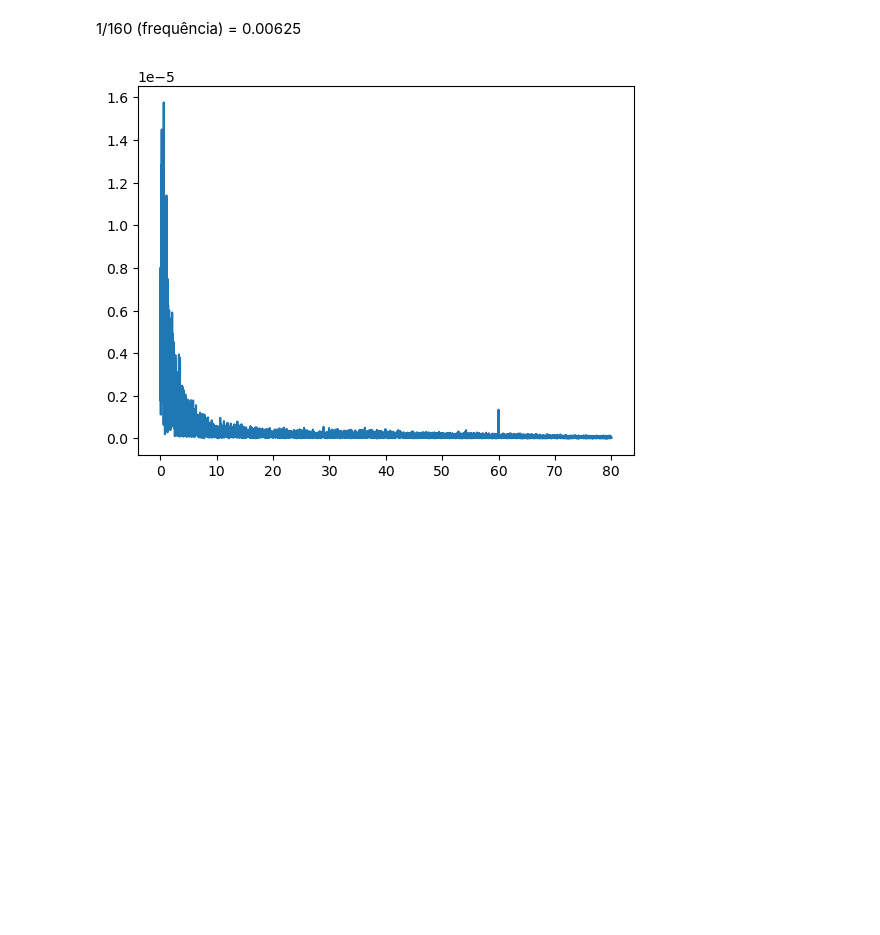
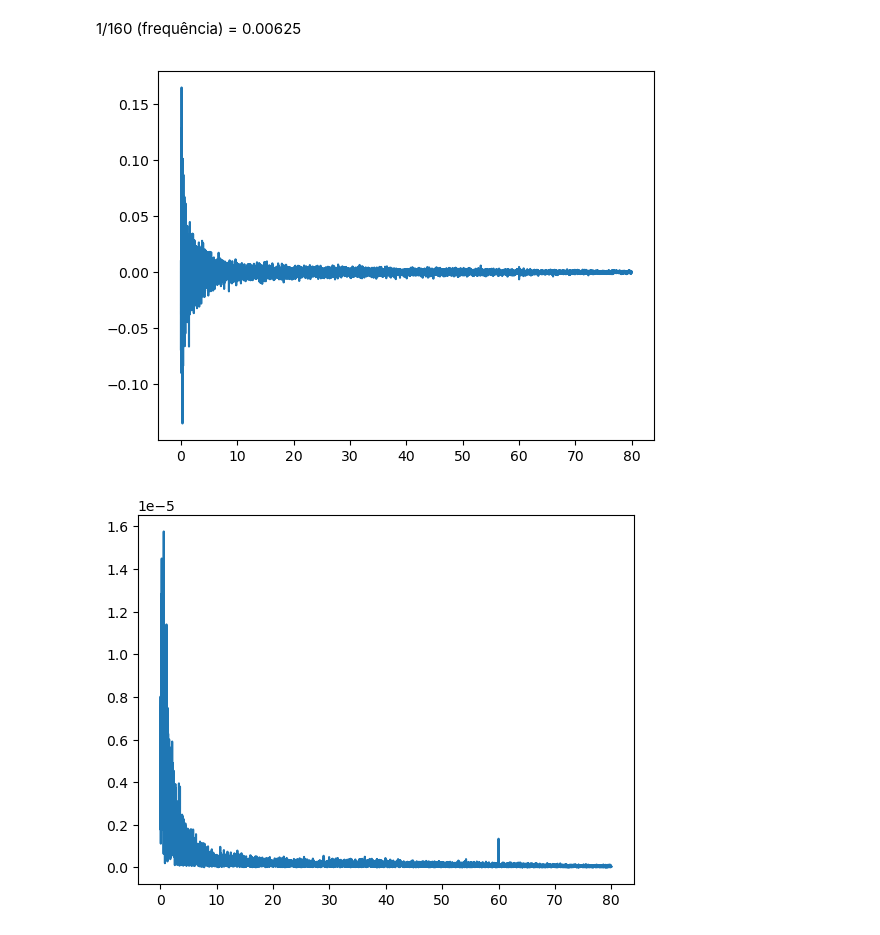
Before and after one commit to MasterExecuson/Data_Science, a Jupyter notebook: arquivos antigos/Analise dos arquivos originais.ipynb, the cells around one changed output. Drawn from its saved outputs; the diff is of its cells as text; code cells hidden in the pictures; blank space fills up the shorter version.

```diff
--- a/arquivos antigos/Analise dos arquivos originais.ipynb
+++ b/arquivos antigos/Analise dos arquivos originais.ipynb
@@ -468,6 +480,18 @@ plt.plot(df.index, df['Fc5'])
 1274880
 # %% [markdown]
 1/160 (frequência) = 0.00625
+# %%
+secoes = df['Fp1']
+N = len(secoes)
+T = 1/160
+t = np.arange(0,N/160,T)
+f = np.fft.fftfreq(N,T)
+transf = np.abs(np.fft.fft(secoes))
+plt.figure()
+plt.plot(f[f>0],np.fft.fft(secoes)[f>0])
+plt.show()
+# %% [output]
+[figure, added]
 # %%
 plotFFT( df['Fp1'])
 # %% [output]
```
Also changed, not shown: parts of 1 cell of this notebook, 4 other files.
